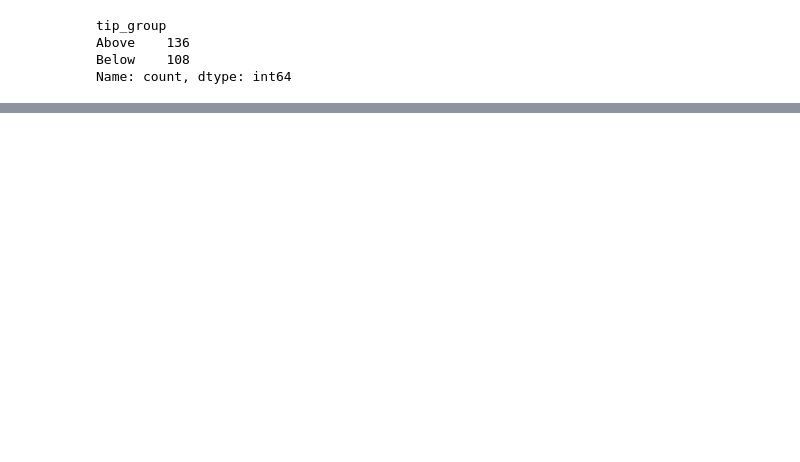
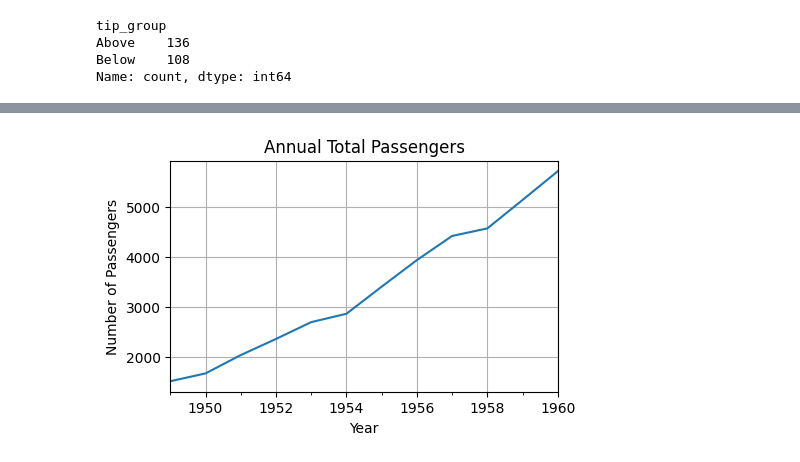
Before and after one commit to stat6503/PP2025, a Jupyter notebook: 4_2_pandas.ipynb, the cells around one changed output, grey strips where cells are left out. Cells and saved outputs as stored; diff of their text form; code cells hidden in the pictures; blank space fills up the shorter version.

```diff
--- a/4_2_pandas.ipynb
+++ b/4_2_pandas.ipynb
@@ -984,0 +1247,3 @@ len(tips.query('tip < @min_tip_required'))
+# %%
+## 실습 데이터 : flights 데이터셋
+flights = sns.load_dataset("flights")
@@ -984,0 +1273,6 @@ len(tips.query('tip < @min_tip_required'))
+# %%
+# 시계열 데이터 인덱스 설정
+flights['date'] = pd.to_datetime(flights['year'].astype(str) + '-' + flights['month'].astype(str), format='%Y-%b')
+flights.set_index('date', inplace=True)
+flights.drop(['year', 'month'], axis=1, inplace=True)
+print(flights.head())
@@ -984,0 +1287,4 @@ len(tips.query('tip < @min_tip_required'))
+# %%
+# 리샘플링: 월별 데이터 → 연간 데이터(연도별 총합)
+annual_passengers = flights.resample('YE').sum()
+print(annual_passengers)
@@ -984,0 +1308,11 @@ len(tips.query('tip < @min_tip_required'))
+# %%
+# 리샘플링: 연간 데이터 시각화
+plt.figure(figsize=(5, 3))
+annual_passengers['passengers'].plot()
+plt.title('Annual Total Passengers')
+plt.xlabel('Year')
+plt.ylabel('Number of Passengers')
+plt.grid(True)
+plt.show()
+# %% [output]
+[figure, added]
```
Also changed, not shown: parts of 91 cells of this notebook, 22 other files.
